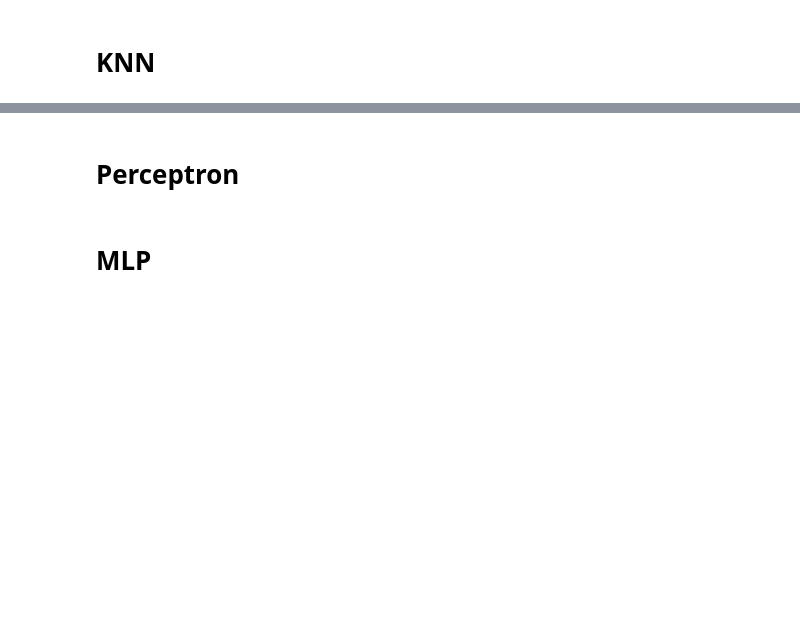
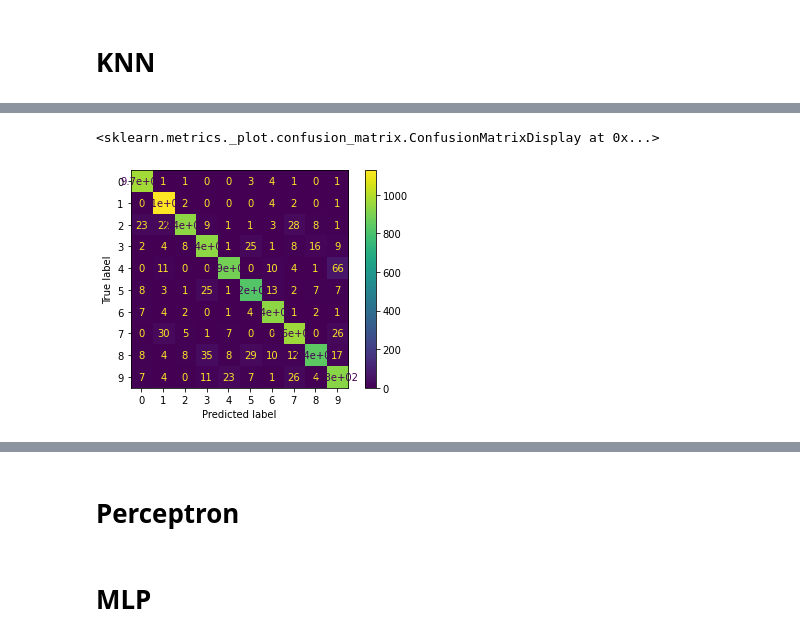
Before and after one commit to atefehhaji/HW, a Jupyter notebook: Atefeh_ML_ⅯiniProjeⅽt.ipynb, the cells around one changed output, grey strips where cells are left out. Saved outputs shown, nothing was run; the diff lists cells and outputs as text; code cells hidden in the pictures; blank space fills up the shorter version.

```diff
--- a/Atefeh_ML_ⅯiniProjeⅽt.ipynb
+++ b/Atefeh_ML_ⅯiniProjeⅽt.ipynb
@@ -202,0 +294,2 @@ my_knn_opt.score(X_test,Y_test)
+# %%
+Y_pred_KNN = my_knn_opt.predict(X_test)
@@ -202,0 +309,5 @@ my_knn_opt.score(X_test,Y_test)
+# %%
+ConfusionMatrixDisplay(confusion_matrix(Y_test, Y_pred_KNN), display_labels=target_names).plot()
+# %% [output]
+<sklearn.metrics._plot.confusion_matrix.ConfusionMatrixDisplay at 0x...>
+[figure, added]
```
Also changed, not shown: parts of 60 cells of this notebook.
